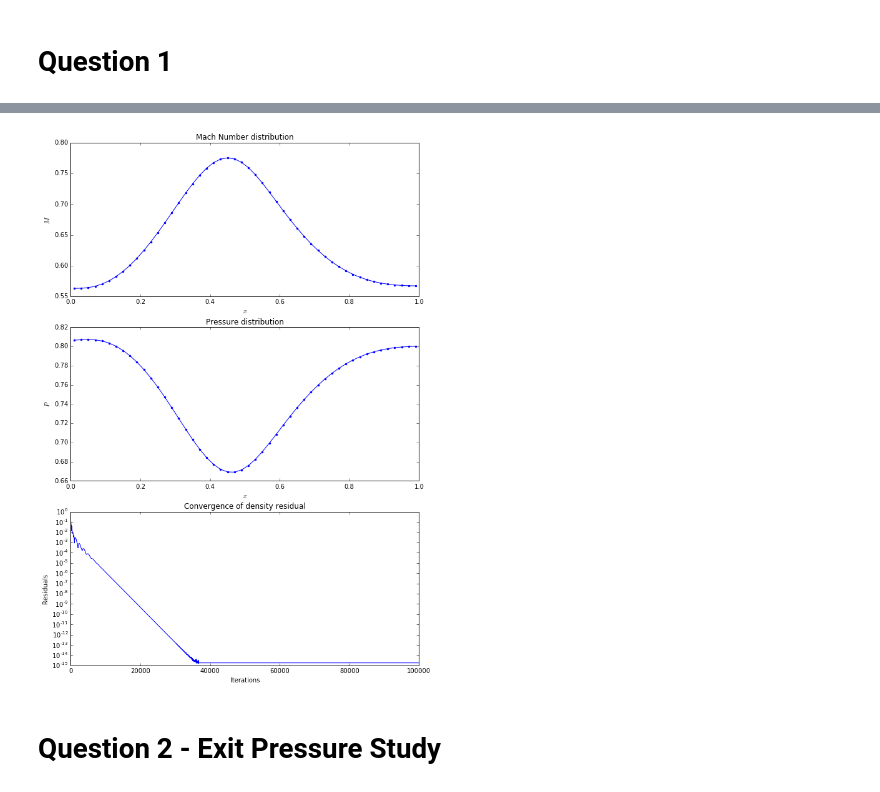
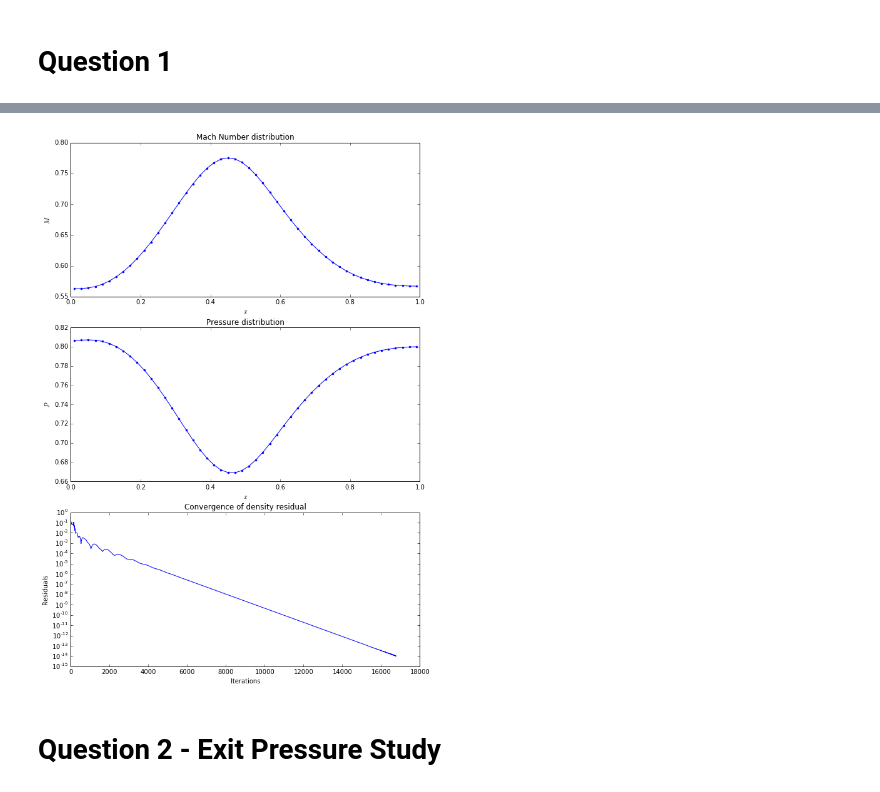
Before and after one commit to selimb/schoolstuff, a Jupyter notebook: mech539/finalproject/PostProcess.ipynb, the cells around one changed output, grey strips where cells are left out. Saved outputs shown, nothing was run; the diff lists cells and outputs as text; code cells hidden in the pictures.

```diff
--- a/mech539/finalproject/PostProcess.ipynb
+++ b/mech539/finalproject/PostProcess.ipynb
@@ -23,25 +25,26 @@ print read_params()
 # %%
 def savefig(fig, name):
     filepath = 'tex/figs/%s.pdf' % name
-    fig.save(filepath)
+    fig.savefig(filepath)
 # %%
 def q1():
     modify_param('flx_scheme', 1)
     modify_param('timestep_scheme', 1)
     modify_param('max_iter', 100000)
     modify_param('p_exit_ratio', 0.8)
     modify_param('nx', 50)
     modify_param('eps', 0.30)
-    modify_param('cfl', 0.2)
+    modify_param('cfl', 0.4)
     run()
     state, resi, time = read_data()
     fig, (ax1, ax2, ax3) = plt.subplots(nrows=3, figsize=(10, 15))
     plot_mach(state, ax1)
     plot_pressure(state, ax2)
     plot_residual(resi, ax3)
+    savefig(fig, 'q1')
 
 q1()
 # %% [output]
-[figure, old version]
+[figure, new version]
 # %% [markdown]
 # Question 2 - Exit Pressure Study
```
Also changed, not shown: parts of 5 cells of this notebook, 7 other files.
